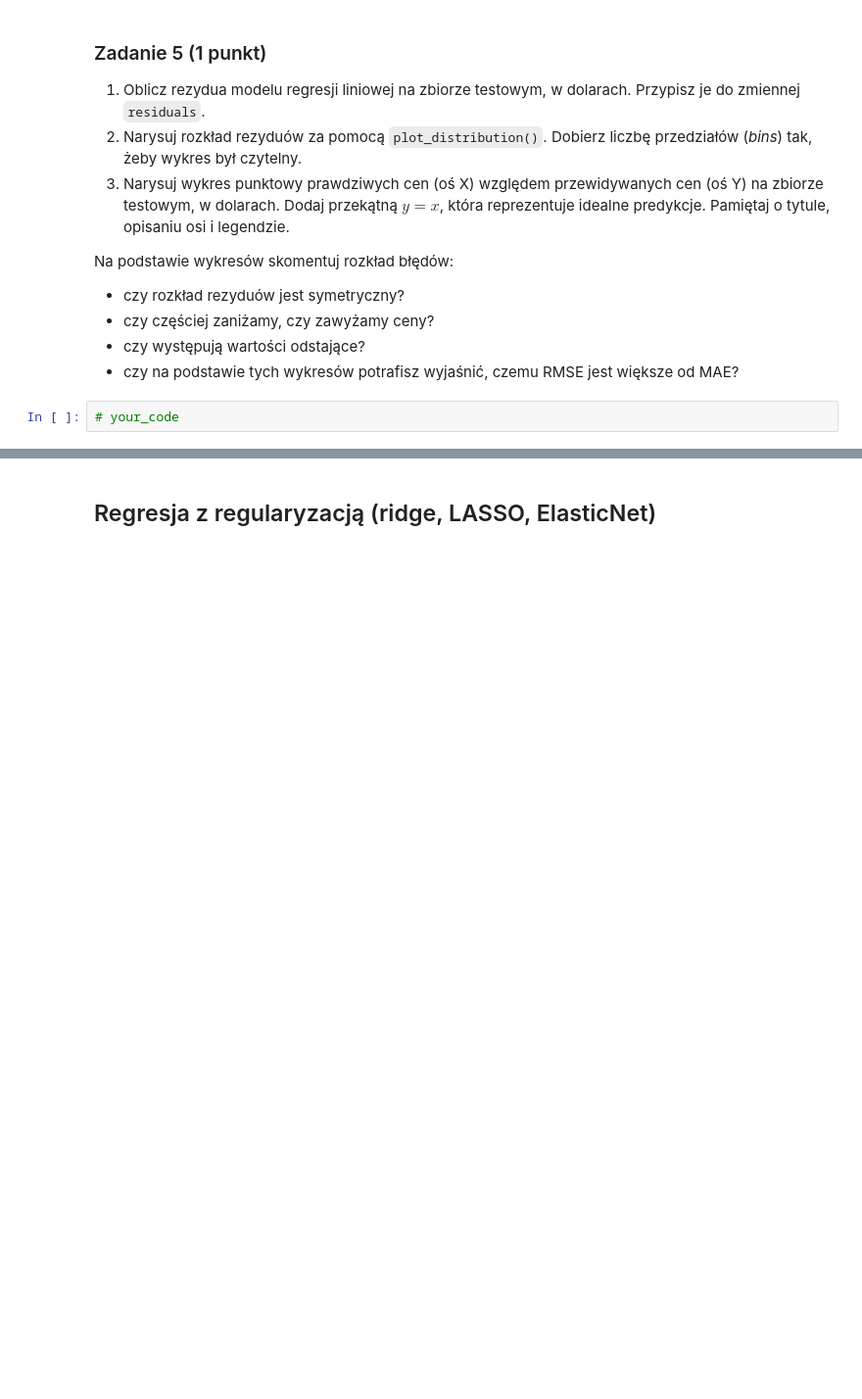
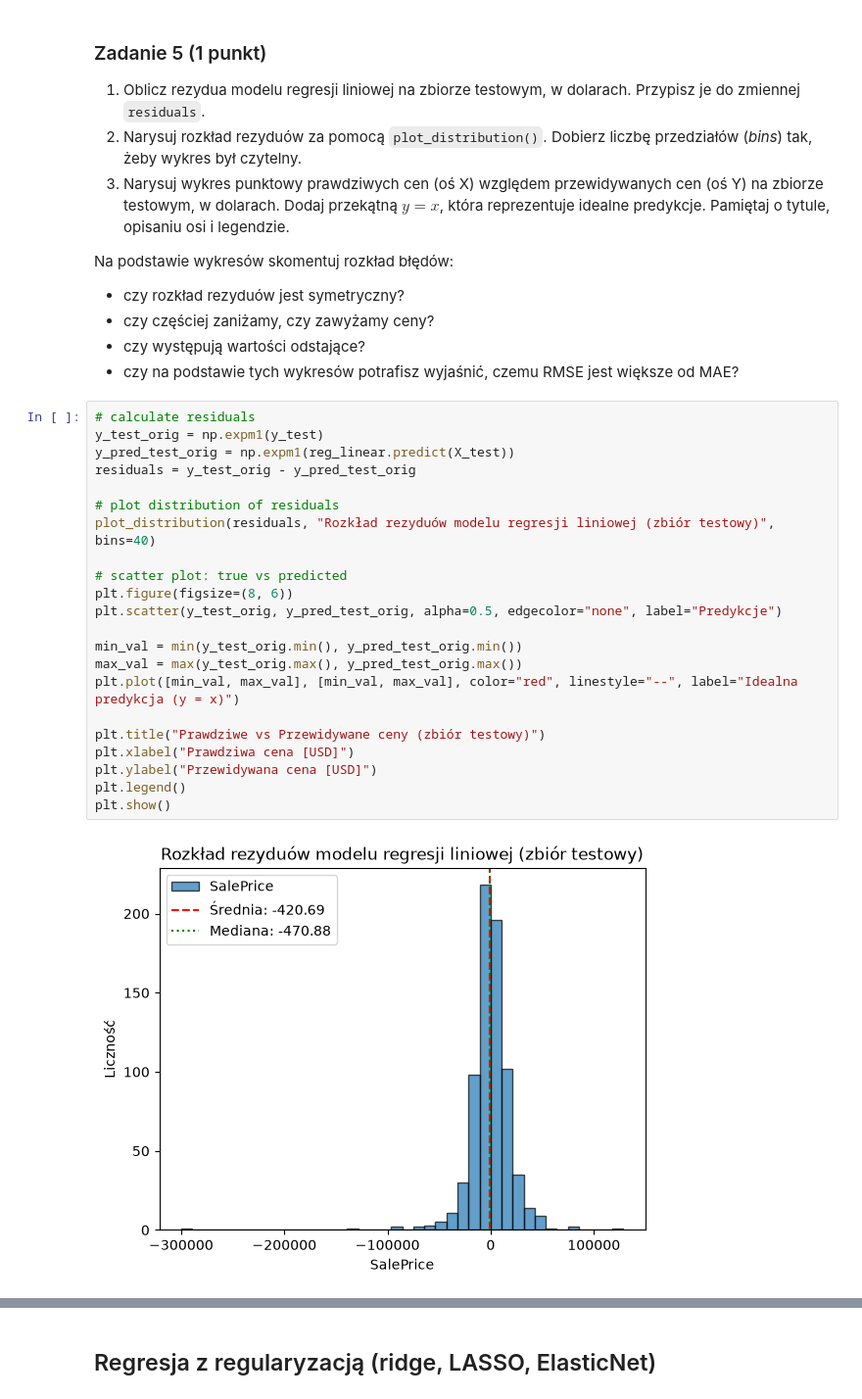
Before and after one commit to kassimma123/fundamentals-of-artificial-intelligence, a Jupyter notebook: lab1/lab_1.ipynb, the cells around one changed output, grey strips where cells are left out. Shown at 98% size. Cells and saved outputs as stored; diff of their text form; blank space fills up the shorter version.

```diff
--- a/lab1/lab_1.ipynb
+++ b/lab1/lab_1.ipynb
@@ -866,5 +894,27 @@ Na podstawie wykresów skomentuj rozkład błędów:
 - czy częściej zaniżamy, czy zawyżamy ceny?
 - czy występują wartości odstające?
 - czy na podstawie tych wykresów potrafisz wyjaśnić, czemu RMSE jest większe od MAE?
-# %%
-# your_code
+# %%
+# calculate residuals
+y_test_orig = np.expm1(y_test)
+y_pred_test_orig = np.expm1(reg_linear.predict(X_test))
+residuals = y_test_orig - y_pred_test_orig
+
+# plot distribution of residuals
+plot_distribution(residuals, "Rozkład rezyduów modelu regresji liniowej (zbiór testowy)", bins=40)
+
+# scatter plot: true vs predicted
+plt.figure(figsize=(8, 6))
+plt.scatter(y_test_orig, y_pred_test_orig, alpha=0.5, edgecolor="none", label="Predykcje")
+
+min_val = min(y_test_orig.min(), y_pred_test_orig.min())
+max_val = max(y_test_orig.max(), y_pred_test_orig.max())
+plt.plot([min_val, max_val], [min_val, max_val], color="red", linestyle="--", label="Idealna predykcja (y = x)")
+
+plt.title("Prawdziwe vs Przewidywane ceny (zbiór testowy)")
+plt.xlabel("Prawdziwa cena [USD]")
+plt.ylabel("Przewidywana cena [USD]")
+plt.legend()
+plt.show()
+# %% [output]
+[figure, added]
```
Also changed, not shown: parts of 33 cells of this notebook.
